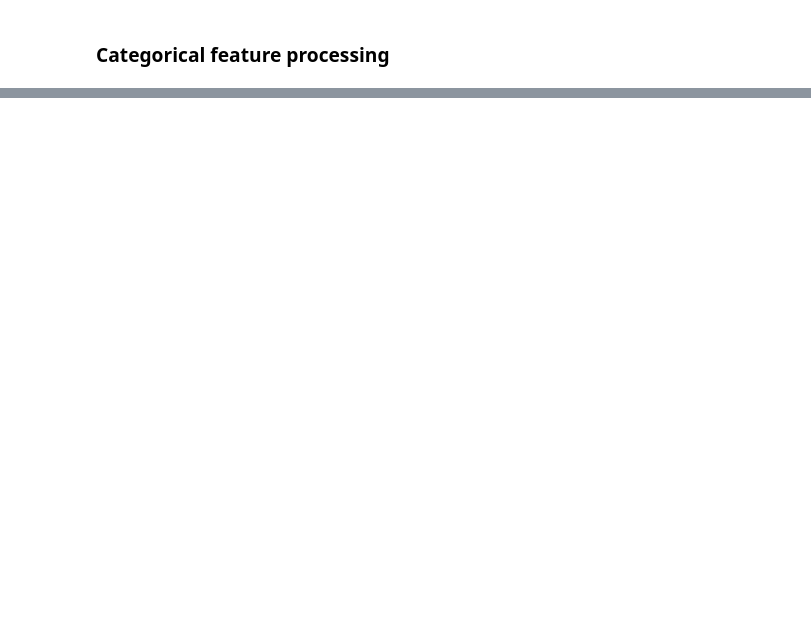
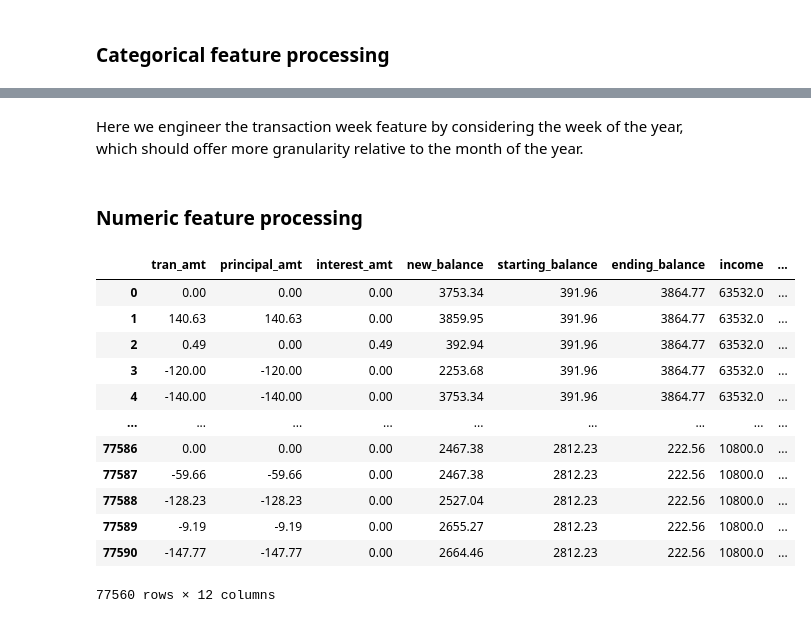
Before and after one commit to jsilke/customer_segmentation, a Jupyter notebook: banking_segmentation.ipynb, the cells around one changed output, grey strips where cells are left out. Saved outputs shown, nothing was run; the diff lists cells and outputs as text; code cells hidden in the pictures; blank space fills up the shorter version.

```diff
--- a/banking_segmentation.ipynb
+++ b/banking_segmentation.ipynb
@@ -253,0 +304,2 @@ memory usage: 8.3+ MB
+# %% [markdown]
+Here we engineer the transaction week feature by considering the week of the year, which should offer more granularity relative to the month of the year.
@@ -253,0 +310,18 @@ memory usage: 8.3+ MB
+# %% [markdown]
+### Numeric feature processing
+# %%
+no_na_data.select_dtypes(np.number)
+# %% [output]
+|  | tran_amt | principal_amt | interest_amt | new_balance | starting_balance | ending_balance | income | ... |
+| 0 | 0.00 | 0.00 | 0.00 | 3753.34 | 391.96 | 3864.77 | 63532.0 | ... |
+| 1 | 140.63 | 140.63 | 0.00 | 3859.95 | 391.96 | 3864.77 | 63532.0 | ... |
+| 2 | 0.49 | 0.00 | 0.49 | 392.94 | 391.96 | 3864.77 | 63532.0 | ... |
+| 3 | -120.00 | -120.00 | 0.00 | 2253.68 | 391.96 | 3864.77 | 63532.0 | ... |
+| 4 | -140.00 | -140.00 | 0.00 | 3753.34 | 391.96 | 3864.77 | 63532.0 | ... |
+| ... | ... | ... | ... | ... | ... | ... | ... | ... |
+| 77586 | 0.00 | 0.00 | 0.00 | 2467.38 | 2812.23 | 222.56 | 10800.0 | ... |
+| 77587 | -59.66 | -59.66 | 0.00 | 2467.38 | 2812.23 | 222.56 | 10800.0 | ... |
+| 77588 | -128.23 | -128.23 | 0.00 | 2527.04 | 2812.23 | 222.56 | 10800.0 | ... |
+| 77589 | -9.19 | -9.19 | 0.00 | 2655.27 | 2812.23 | 222.56 | 10800.0 | ... |
+| 77590 | -147.77 | -147.77 | 0.00 | 2664.46 | 2812.23 | 222.56 | 10800.0 | ... |
+77560 rows × 12 columns
```
Also changed, not shown: parts of 52 cells of this notebook, 3 other files.
